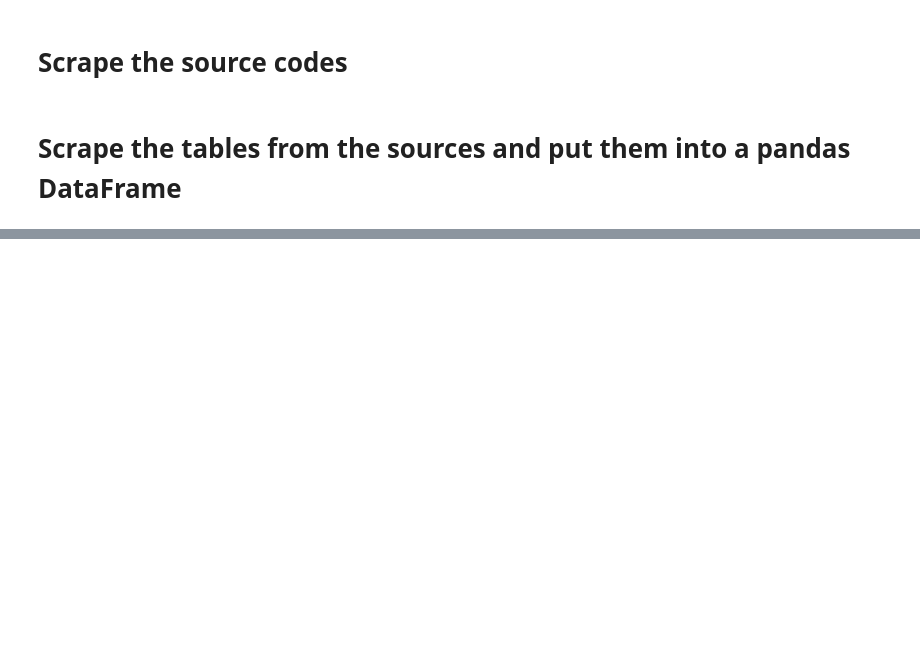
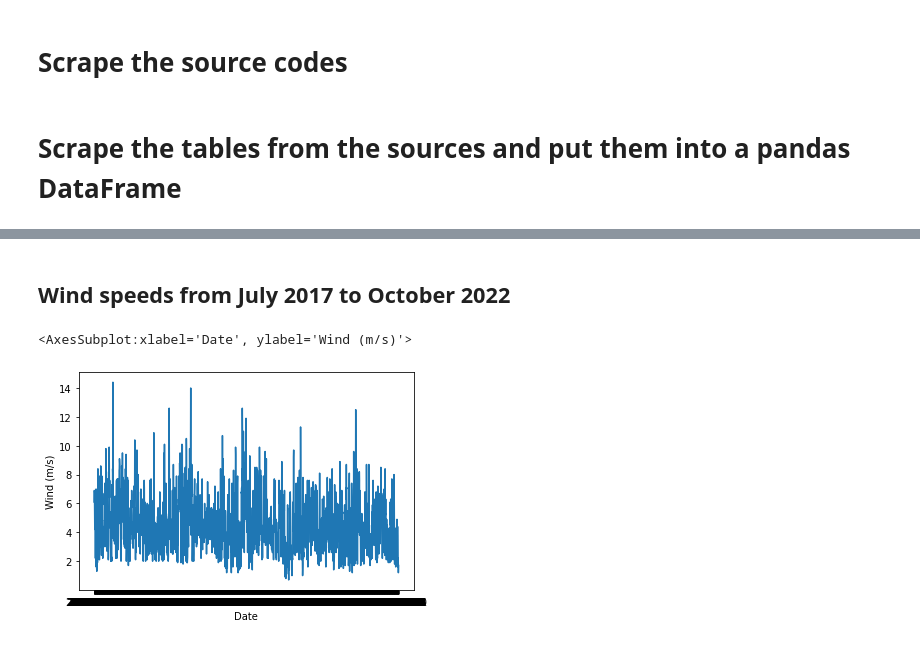
Before and after one commit to qwerty6601/Weather_Prediction_DS, a Jupyter notebook: bp_weather_webscraping.ipynb, the cells around one changed output, grey strips where cells are left out. Cells and saved outputs as stored; diff of their text form; code cells hidden in the pictures; blank space fills up the shorter version.

```diff
--- a/bp_weather_webscraping.ipynb
+++ b/bp_weather_webscraping.ipynb
@@ -84,0 +115,7 @@ bpweatherdf.to_csv('bp_weather_data.csv', index = False)
+# %% [markdown]
+## Wind speeds from July 2017 to October 2022
+# %%
+sns.lineplot(data=bpweatherdf, x='Date', y='Wind (m/s)')
+# %% [output]
+<AxesSubplot:xlabel='Date', ylabel='Wind (m/s)'>
+[figure, added]
```
Also changed, not shown: parts of 14 cells of this notebook, 1 other file.
